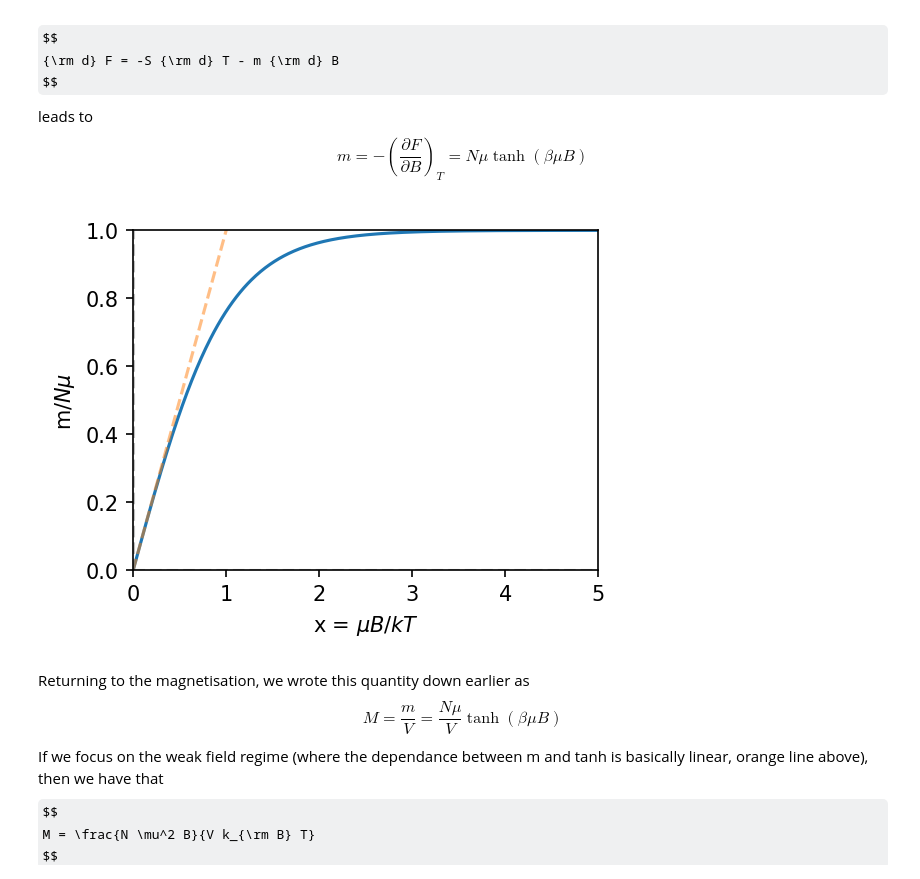
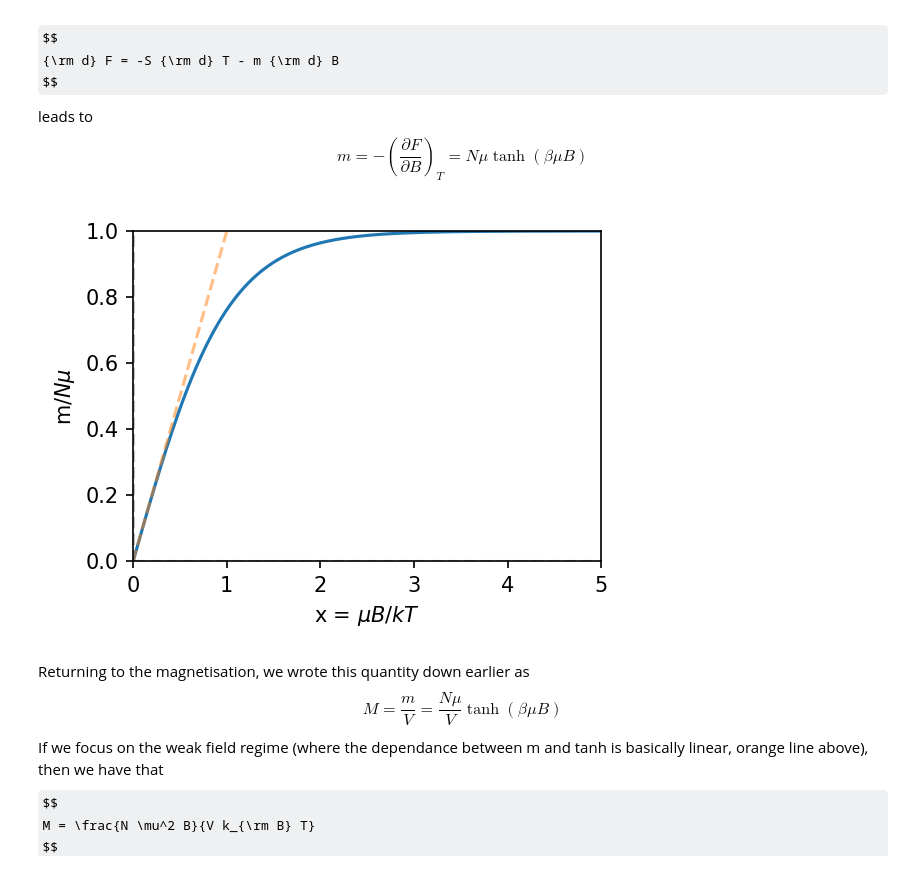
Before and after one commit to mkenne15/PY2104, a Jupyter notebook: Lecture_11/Lecture_11.ipynb, the cells around one changed output. Drawn from its saved outputs; the diff is of its cells as text; code cells hidden in the pictures; some formulas as TeX source.

```diff
--- a/Lecture_11/Lecture_11.ipynb
+++ b/Lecture_11/Lecture_11.ipynb
@@ -84,23 +324,24 @@ $$
 # %%
 import numpy as np
 import matplotlib.pyplot as plt
 
 x = np.arange(0,5,0.01)
 m = np.tanh(x)
 
 plt.figure(figsize=[4,3],dpi=150)
 plt.plot(x,m)
 plt.plot(x,x,'--',alpha=0.5)
 plt.ylabel(r"m/$N\mu$")
 plt.xlabel("x = $\mu B/ k T$")
 plt.axvline(0,linestyle='--',color='grey',alpha=0.5)
 plt.axhline(0,linestyle='--',color='grey',alpha=0.5)
 plt.xlim(0,5)
 plt.ylim(0,1)
+plt.tight_layout()
 plt.savefig("Figures/x_versus_m.png")
 plt.show()
 # %% [output]
-[figure, old version]
+[figure, new version]
 # %% [markdown]
 Returning to the magnetisation, we wrote this quantity down earlier as
 $$
```
Also changed, not shown: parts of 18 cells of this notebook, 23 other files.
